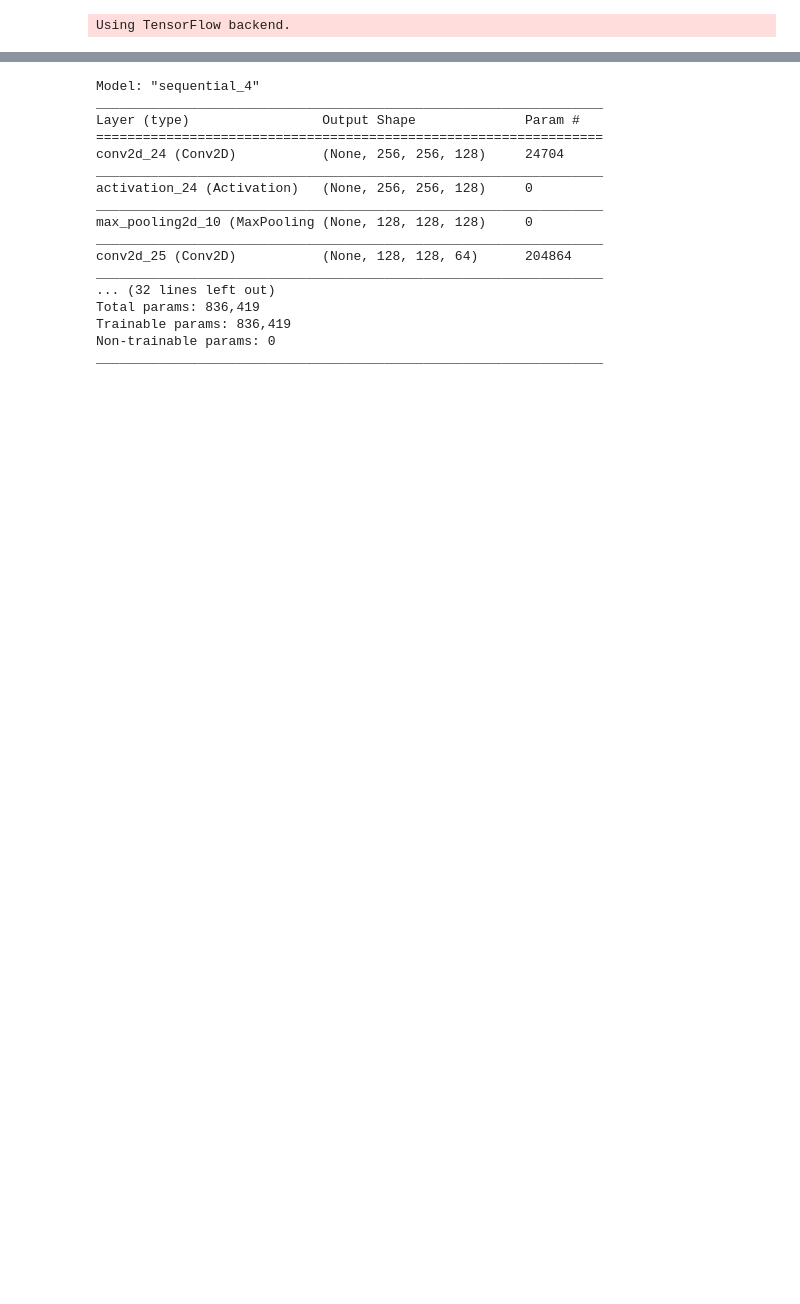
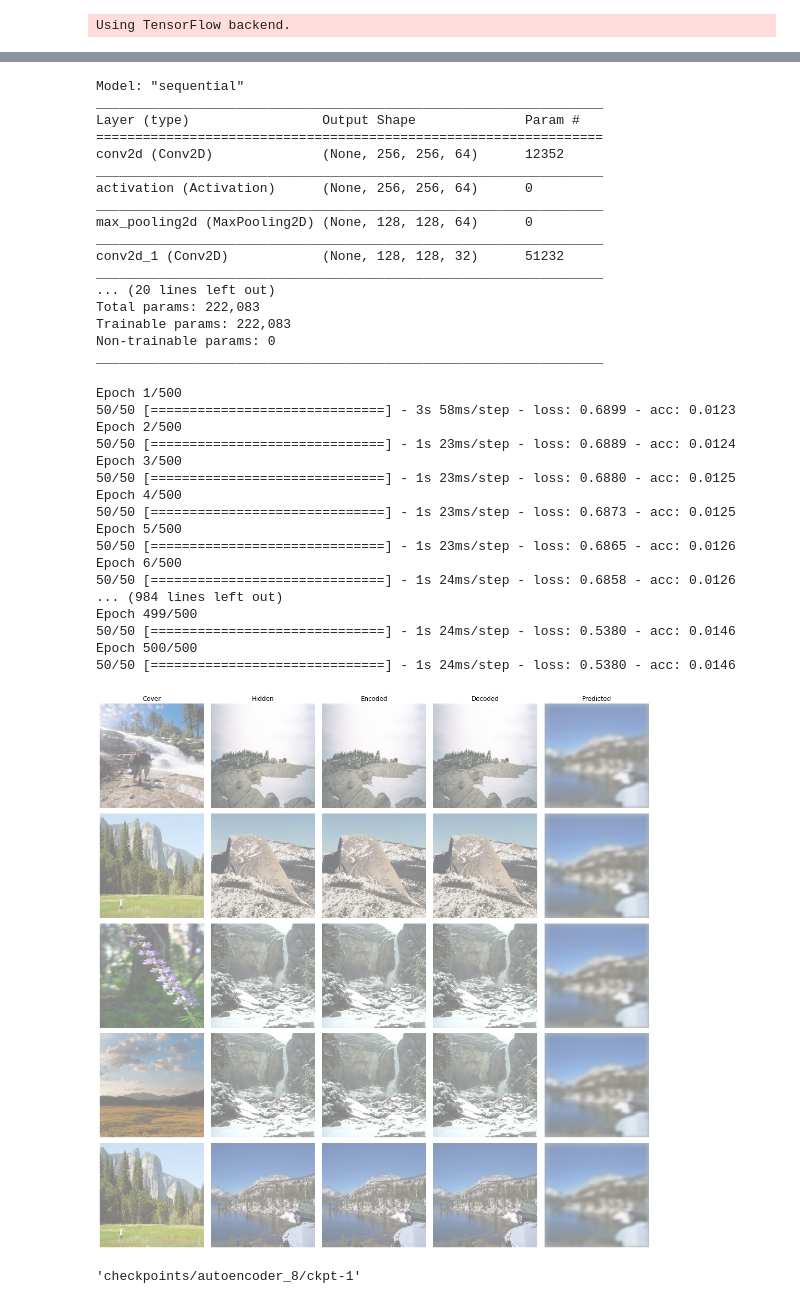
Before and after one commit to CSCI4850/S20-team6-project, a Jupyter notebook: autoencoder.ipynb, the cells around one changed output, grey strips where cells are left out. Saved outputs shown, nothing was run; the diff lists cells and outputs as text; code cells hidden in the pictures; blank space fills up the shorter version.

Commit message:
Autoencoder done

```diff
--- a/autoencoder.ipynb
+++ b/autoencoder.ipynb
@@ -30,7 +30,7 @@ config.gpu_options.allow_growth = True
 session = InteractiveSession(config=config)
 # %%
 BATCH_SIZE = 1
-EPOCHS = 200
+EPOCHS = 500
 IMG_ROWS, IMG_COLS = 256, 256
 SAVE_RATE = 100
 # %%
@@ -69,27 +69,19 @@ shape=(IMG_ROWS, IMG_COLS, 3)
 # %%
 autoencoder = Sequential()
 
-autoencoder.add(Conv2D(128, (8, 8), padding='same', input_shape=shape))
+autoencoder.add(Conv2D(64, (8, 8), padding='same', input_shape=shape))
 autoencoder.add(Activation('relu'))
 autoencoder.add(MaxPooling2D(pool_size=(2,2), padding='same'))
 
-autoencoder.add(Conv2D(64,(5, 5), padding='same'))
+autoencoder.add(Conv2D(32,(5, 5), padding='same'))
 autoencoder.add(Activation('relu'))
 autoencoder.add(MaxPooling2D(pool_size=(2,2), padding='same'))
 
-autoencoder.add(Conv2D(32,(3, 3), padding='same'))
-autoencoder.add(Activation('relu'))
-autoencoder.add(MaxPooling2D(pool_size=(2,2), padding='same'))
-
-autoencoder.add(Conv2D(32,(3, 3), padding='same'))
+autoencoder.add(Conv2D(32,(5, 5), padding='same'))
 autoencoder.add(Activation('relu'))
 autoencoder.add(UpSampling2D((2, 2)))
 
-autoencoder.add(Conv2D(64,(5, 5), padding='same'))
-autoencoder.add(Activation('relu'))
-autoencoder.add(UpSampling2D((2, 2)))
-
-autoencoder.add(Conv2D(128,(8, 8), padding='same'))
+autoencoder.add(Conv2D(64,(8, 8), padding='same'))
 autoencoder.add(Activation('relu'))
 autoencoder.add(UpSampling2D((2, 2)))
 
@@ -100,21 +99,21 @@ autoencoder.compile(optimizer='adadelta', loss='binary_crossentropy', metrics=['
 # %%
 autoencoder.summary()
 # %% [output]
-Model: "sequential_4"
+Model: "sequential"
 _________________________________________________________________
 Layer (type)                 Output Shape              Param #
 =================================================================
-conv2d_24 (Conv2D)           (None, 256, 256, 128)     24704
+conv2d (Conv2D)              (None, 256, 256, 64)      12352
 _________________________________________________________________
-activation_24 (Activation)   (None, 256, 256, 128)     0
+activation (Activation)      (None, 256, 256, 64)      0
 _________________________________________________________________
-max_pooling2d_10 (MaxPooling (None, 128, 128, 128)     0
+max_pooling2d (MaxPooling2D) (None, 128, 128, 64)      0
 _________________________________________________________________
-conv2d_25 (Conv2D)           (None, 128, 128, 64)      204864
+conv2d_1 (Conv2D)            (None, 128, 128, 32)      51232
 _________________________________________________________________
-... (32 lines left out)
-Total params: 836,419
-Trainable params: 836,419
+... (20 lines left out)
+Total params: 222,083
+Trainable params: 222,083
 Non-trainable params: 0
 _________________________________________________________________
 # %%
@@ -140,37 +139,56 @@ _________________________________________________________________
 # #     if (epoch + 1) % SAVE_RATE == 0:
 # #         ckpt_manager.save()
 # %%
-STEN_X = 7
+STEN_X = 8
 
 files = glob.glob("./encodedArray/bit_{0}/*".format(STEN_X))
 train = files
 train_gen = Generator(train, BATCH_SIZE)
 autoencoder.fit_generator(generator=train_gen,
                     epochs = EPOCHS,
-                    verbose = 0,
-                    shuffle = True,
-                    callbacks=[TqdmCallback(verbose=2)])
+                    verbose = 1,
+                    shuffle = True)
 
 cover_imgs = np.empty((0, 256, 256, 3))
 hidden_imgs = np.empty((0, 256, 256, 3))
 encoded_imgs = np.empty((0, 256, 256, 3))
 decoded_imgs = np.empty((0, 256, 256, 3))
 for _ in range(5):
     set_1 = np.random.randint(1,11)
     set_2 = np.random.randint(1,6)
     name = str(set_1) + '_' + str(set_2)
     cover = mpimg.imread(os.getcwd() + "/data/set1/{0}.jpg".format(set_1)) / 255.0
     hidden = mpimg.imread(os.getcwd() + "/data/set2/{0}.jpg".format(set_2)) / 255.0
     encoded = np.load(os.getcwd() + "/encodedArray/bit_{0}/{1}.npy".format(STEN_X, name)) / 255.0
     decoded = np.load(os.getcwd() + "/decodedArray/bit_{0}/{1}.npy".format(STEN_X, name)) / 255.0
     cover_imgs = np.row_stack((cover_imgs, np.asarray([cover])))
     hidden_imgs = np.row_stack((hidden_imgs, np.asarray([hidden])))
     encoded_imgs = np.row_stack((encoded_imgs, np.asarray([encoded])))
     decoded_imgs = np.row_stack((decoded_imgs, np.asarray([decoded])))
 
 generate_images(autoencoder, cover_imgs, hidden_imgs, encoded_imgs, decoded_imgs, "sten_{}.png".format(STEN_X))
 
 checkpoint_path = "checkpoints/autoencoder_{0}".format(STEN_X)
 ckpt = tf.train.Checkpoint(autoencoder=autoencoder)
 ckpt_manager = tf.train.CheckpointManager(ckpt, checkpoint_path, max_to_keep=1)
 ckpt_manager.save()
+# %% [output]
+Epoch 1/500
+50/50 [==============================] - 3s 58ms/step - loss: 0.6899 - acc: 0.0123
+Epoch 2/500
+50/50 [==============================] - 1s 23ms/step - loss: 0.6889 - acc: 0.0124
+Epoch 3/500
+50/50 [==============================] - 1s 23ms/step - loss: 0.6880 - acc: 0.0125
+Epoch 4/500
+50/50 [==============================] - 1s 23ms/step - loss: 0.6873 - acc: 0.0125
+Epoch 5/500
+50/50 [==============================] - 1s 23ms/step - loss: 0.6865 - acc: 0.0126
+Epoch 6/500
+50/50 [==============================] - 1s 24ms/step - loss: 0.6858 - acc: 0.0126
+... (984 lines left out)
+Epoch 499/500
+50/50 [==============================] - 1s 24ms/step - loss: 0.5380 - acc: 0.0146
+Epoch 500/500
+50/50 [==============================] - 1s 24ms/step - loss: 0.5380 - acc: 0.0146
+[figure, added]
+'checkpoints/autoencoder_8/ckpt-1'
```
Also changed, not shown: parts of 1 cell of this notebook, 10 other files.
